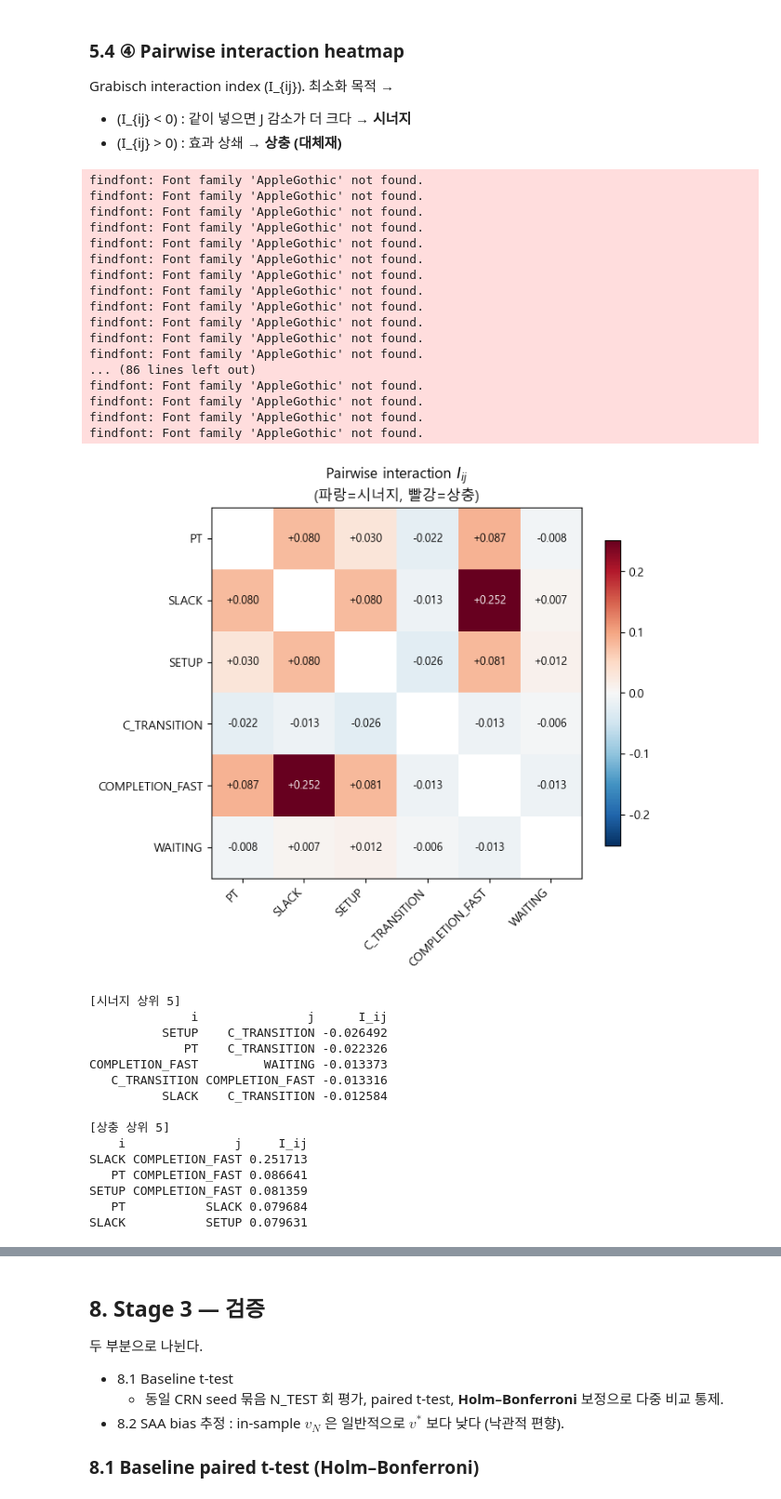
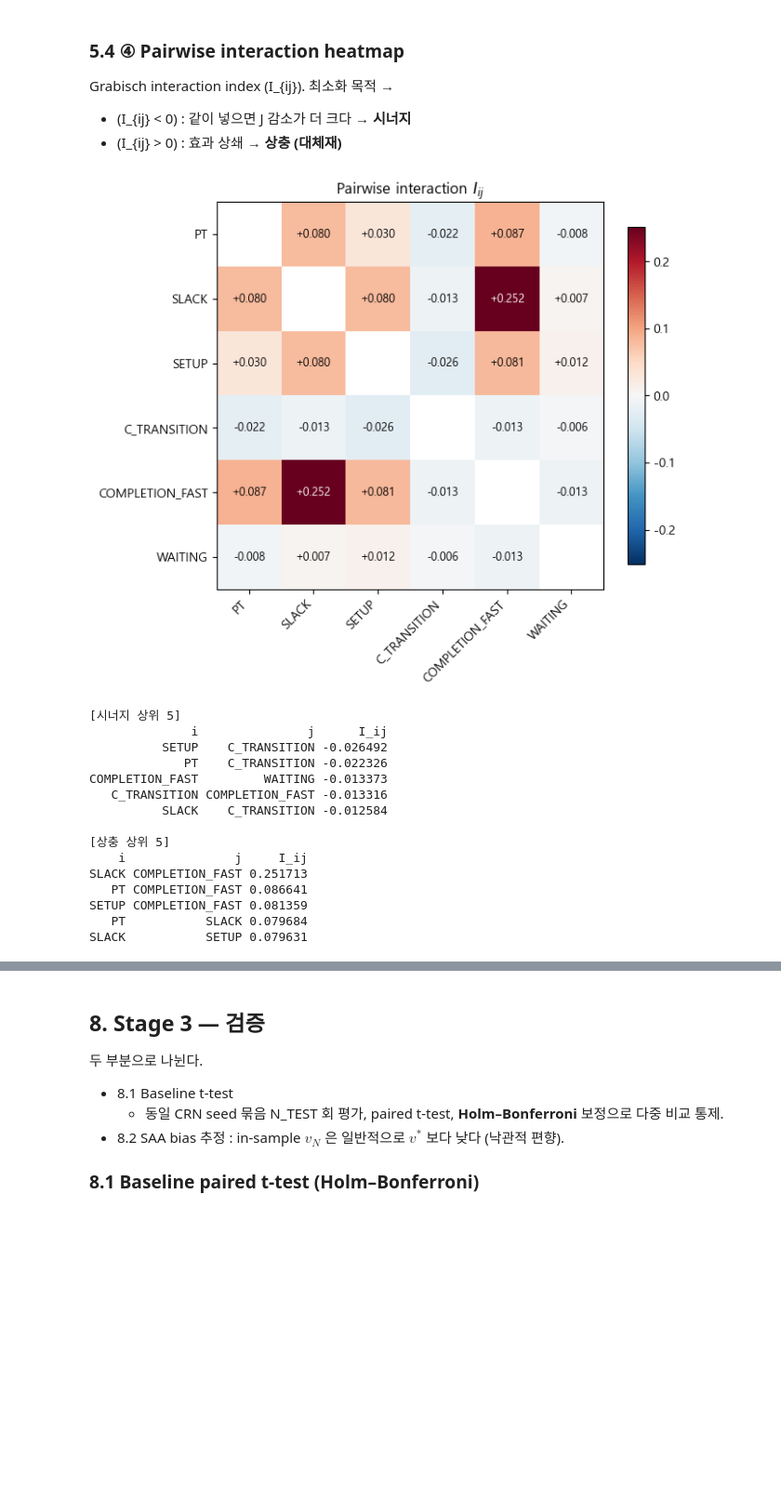
Before and after one commit to cryscham123/simulation_homework, a Jupyter notebook: tuning/composite_rule.ipynb, the cells around one changed output, grey strips where cells are left out. Shown at 93% size. Saved outputs shown, nothing was run; the diff lists cells and outputs as text; code cells hidden in the pictures; blank space fills up the shorter version.

```diff
--- a/tuning/composite_rule.ipynb
+++ b/tuning/composite_rule.ipynb
@@ -329,65 +296,48 @@ I = np.zeros((n, n))
 for (a, b), v in inter.items():
     i, j = CANDIDATE_TERMS.index(a), CANDIDATE_TERMS.index(b)
     I[i, j] = v
     I[j, i] = v
 np.fill_diagonal(I, np.nan)
 
 fig, ax = plt.subplots(figsize=(7, 6))
 vmax = np.nanmax(np.abs(I))
 im = ax.imshow(I, cmap='RdBu_r', vmin=-vmax, vmax=vmax)
 ax.set_xticks(range(n)); ax.set_yticks(range(n))
 ax.set_xticklabels(CANDIDATE_TERMS, rotation=45, ha='right')
 ax.set_yticklabels(CANDIDATE_TERMS)
 for i in range(n):
     for j in range(n):
         if i == j:
             continue
         ax.text(j, i, f'{I[i,j]:+.3f}', ha='center', va='center',
                 color='black' if abs(I[i,j]) < vmax * 0.6 else 'white', fontsize=9)
-ax.set_title(r'Pairwise interaction $I_{ij}$ ' + '\n(파랑=시너지, 빨강=상충)')
+ax.set_title(r'Pairwise interaction $I_{ij}$')
 plt.colorbar(im, ax=ax, shrink=0.8)
 plt.tight_layout()
 plt.show()
 
 inter_df = pd.DataFrame([
     {'i': a, 'j': b, 'I_ij': v} for (a, b), v in inter.items()
 ]).sort_values('I_ij').reset_index(drop=True)
 print('\n[시너지 상위 5]')
 print(inter_df.head(5).to_string(index=False))
 print('\n[상충 상위 5]')
 print(inter_df.tail(5).iloc[::-1].to_string(index=False))
 # %% [output]
+[figure, new version]
-findfont: Font family 'AppleGothic' not found.
-findfont: Font family 'AppleGothic' not found.
-findfont: Font family 'AppleGothic' not found.
-findfont: Font family 'AppleGothic' not found.
-findfont: Font family 'AppleGothic' not found.
-findfont: Font family 'AppleGothic' not found.
-findfont: Font family 'AppleGothic' not found.
-findfont: Font family 'AppleGothic' not found.
-findfont: Font family 'AppleGothic' not found.
-findfont: Font family 'AppleGothic' not found.
-findfont: Font family 'AppleGothic' not found.
-findfont: Font family 'AppleGothic' not found.
-... (86 lines left out)
-findfont: Font family 'AppleGothic' not found.
-findfont: Font family 'AppleGothic' not found.
-findfont: Font family 'AppleGothic' not found.
-findfont: Font family 'AppleGothic' not found.
+[시너지 상위 5]
+              i               j      I_ij
+          SETUP    C_TRANSITION -0.026492
+             PT    C_TRANSITION -0.022326
+COMPLETION_FAST         WAITING -0.013373
+   C_TRANSITION COMPLETION_FAST -0.013316
+          SLACK    C_TRANSITION -0.012584
+
+[상충 상위 5]
+    i               j     I_ij
+SLACK COMPLETION_FAST 0.251713
+   PT COMPLETION_FAST 0.086641
+SETUP COMPLETION_FAST 0.081359
+   PT           SLACK 0.079684
+SLACK           SETUP 0.079631
-[figure, old version]
-[시너지 상위 5]
-              i               j      I_ij
-          SETUP    C_TRANSITION -0.026492
-             PT    C_TRANSITION -0.022326
-COMPLETION_FAST         WAITING -0.013373
-   C_TRANSITION COMPLETION_FAST -0.013316
-          SLACK    C_TRANSITION -0.012584
-
-[상충 상위 5]
-    i               j     I_ij
-SLACK COMPLETION_FAST 0.251713
-   PT COMPLETION_FAST 0.086641
-SETUP COMPLETION_FAST 0.081359
-   PT           SLACK 0.079684
-SLACK           SETUP 0.079631
 # %% [markdown]
```
Also changed, not shown: parts of 18 cells of this notebook, 4 other files.
